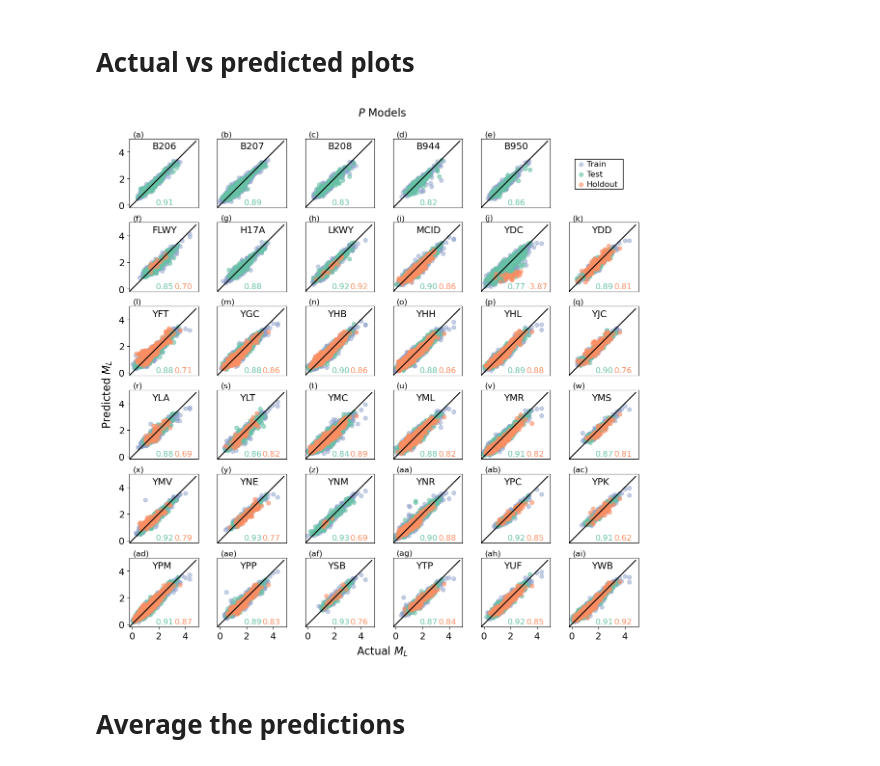
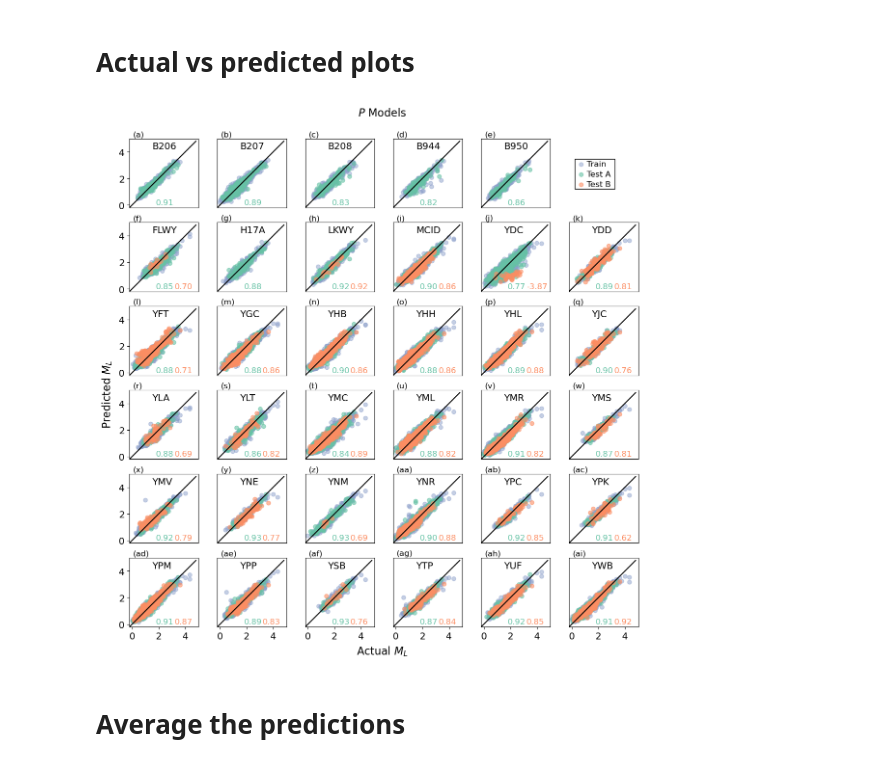
Before and after one commit to armstrong06/featmag, a Jupyter notebook: notebooks_results/ModelResultsP.ipynb, the cells around one changed output. Drawn from its saved outputs; the diff is of its cells as text; code cells hidden in the pictures.

Commit message:
update legends

```diff
--- a/notebooks_results/ModelResultsP.ipynb
+++ b/notebooks_results/ModelResultsP.ipynb
@@ -422,17 +422,19 @@ diff_df[['train_r2', 'test_r2', 'holdout_r2']].describe()
 # %%
 plotting.actual_v_predicted(results_df,
                      train_preds_df,
                      test_preds_df,
                      holdout_preds_df,
                      inner_ticks_on=False,
                      title='$\it P$ Models',
                      colors=['#8da0cb', '#66c2a5', '#fc8d62'],
                      alphas=[0.5, 0.6, 0.6],
                      linestyle='-',
                      n_cols=6,
+                     legend_bbox_width=2.5,
+                     legend_names = ['Train', 'Test A', 'Test B'],
                      savepath="../figures/actual_v_predicted_P.png")
 # %% [output]
-[figure, old version]
+[figure, new version]
 # %% [markdown]
 # Average the predictions
 # %%
```
Also changed, not shown: 3 other files.
